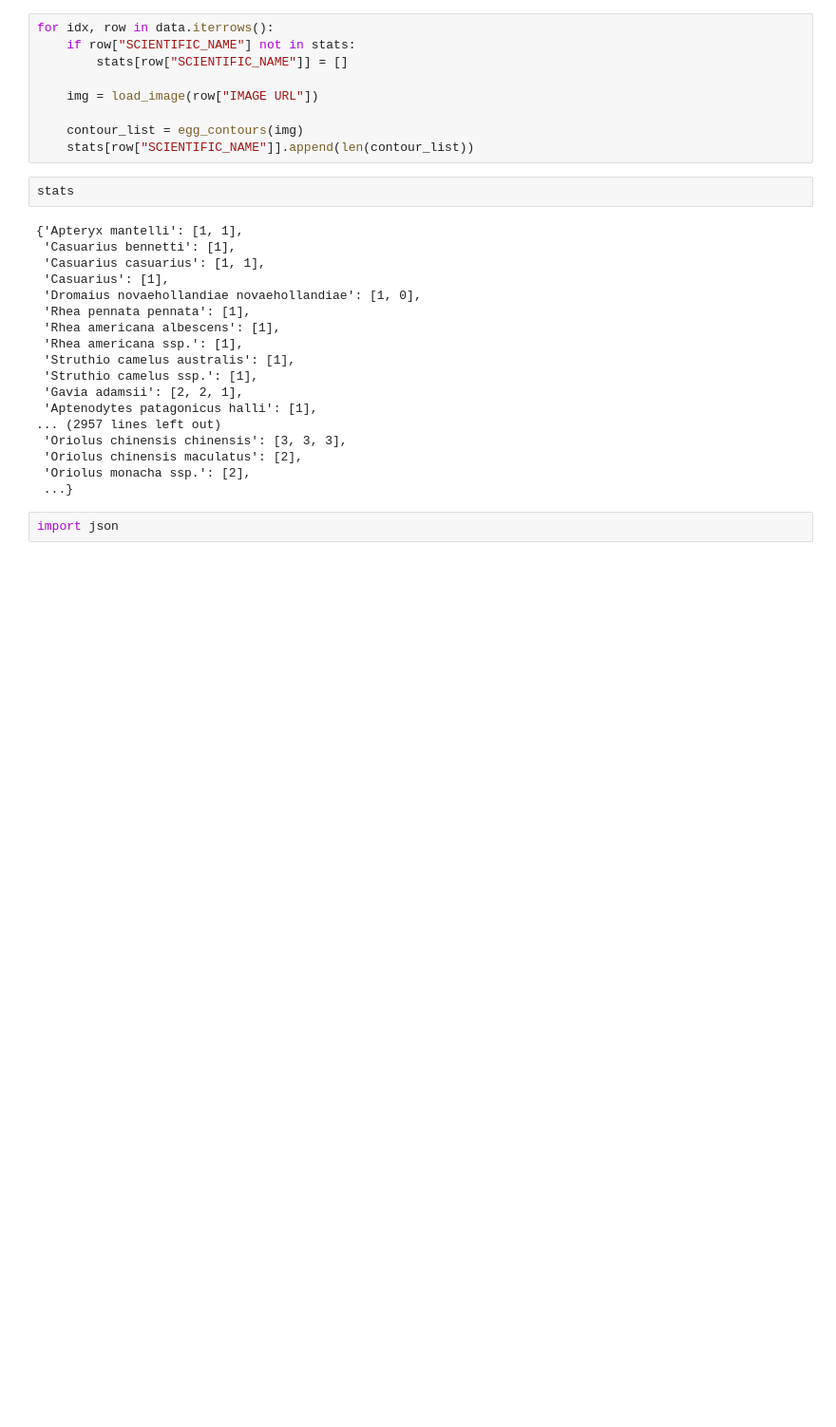
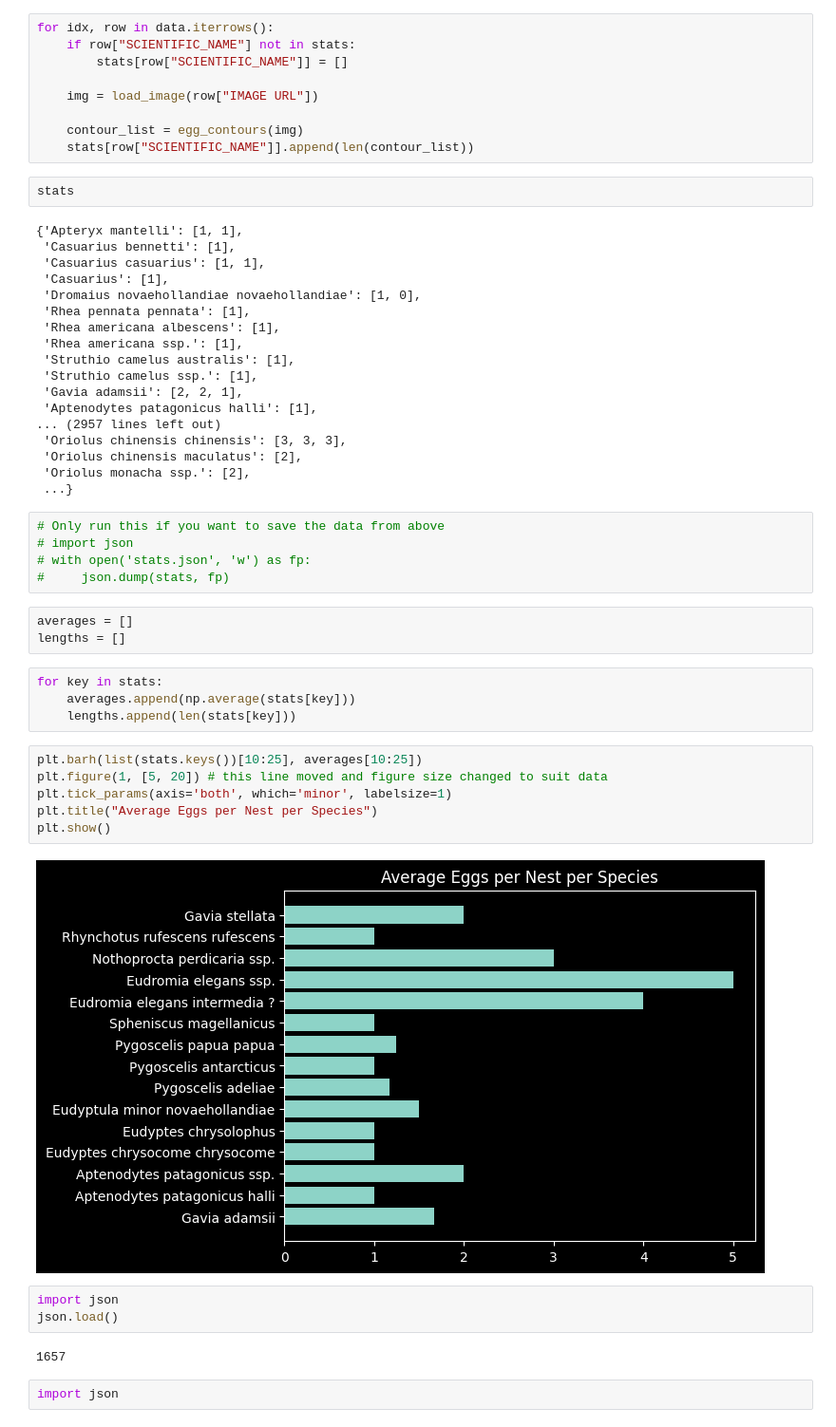
Before and after one commit to RomeBits/BirdEggSpecies, a Jupyter notebook: summary.ipynb, the cells around one changed output. Shown at 95% size. Cells and saved outputs as stored; diff of their text form; blank space fills up the shorter version.

Commit message:
added labels and more plots

```diff
--- a/summary.ipynb
+++ b/summary.ipynb
@@ -63,6 +63,31 @@ stats
  'Oriolus chinensis maculatus': [2],
  'Oriolus monacha ssp.': [2],
  ...}
+# %%
+# Only run this if you want to save the data from above
+# import json
+# with open('stats.json', 'w') as fp:
+#     json.dump(stats, fp)
+# %%
+averages = []
+lengths = []
+# %%
+for key in stats:
+    averages.append(np.average(stats[key]))
+    lengths.append(len(stats[key]))
+# %%
+plt.barh(list(stats.keys())[10:25], averages[10:25])
+plt.figure(1, [5, 20]) # this line moved and figure size changed to suit data
+plt.tick_params(axis='both', which='minor', labelsize=1)
+plt.title("Average Eggs per Nest per Species")
+plt.show()
+# %% [output]
+[figure, added]
+# %%
+import json
+json.load()
+# %% [output]
+1657
 # %%
 import json
 # %%
```
Also changed, not shown: parts of 4 cells of this notebook.
